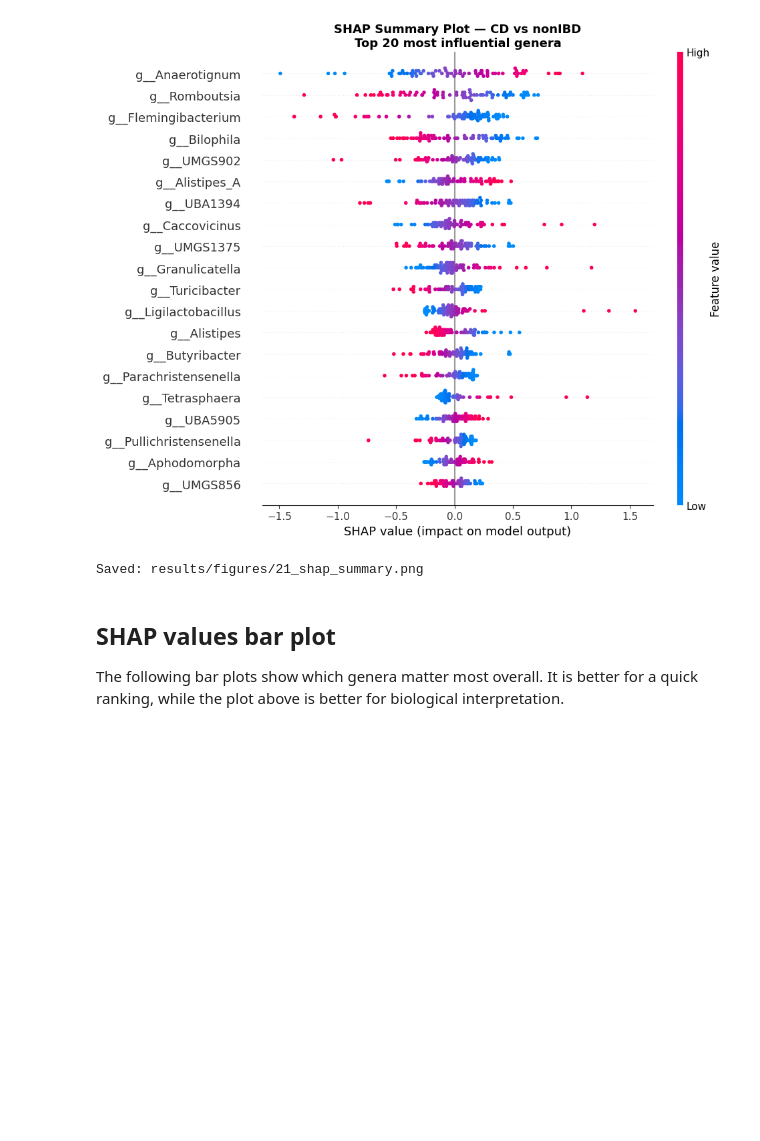
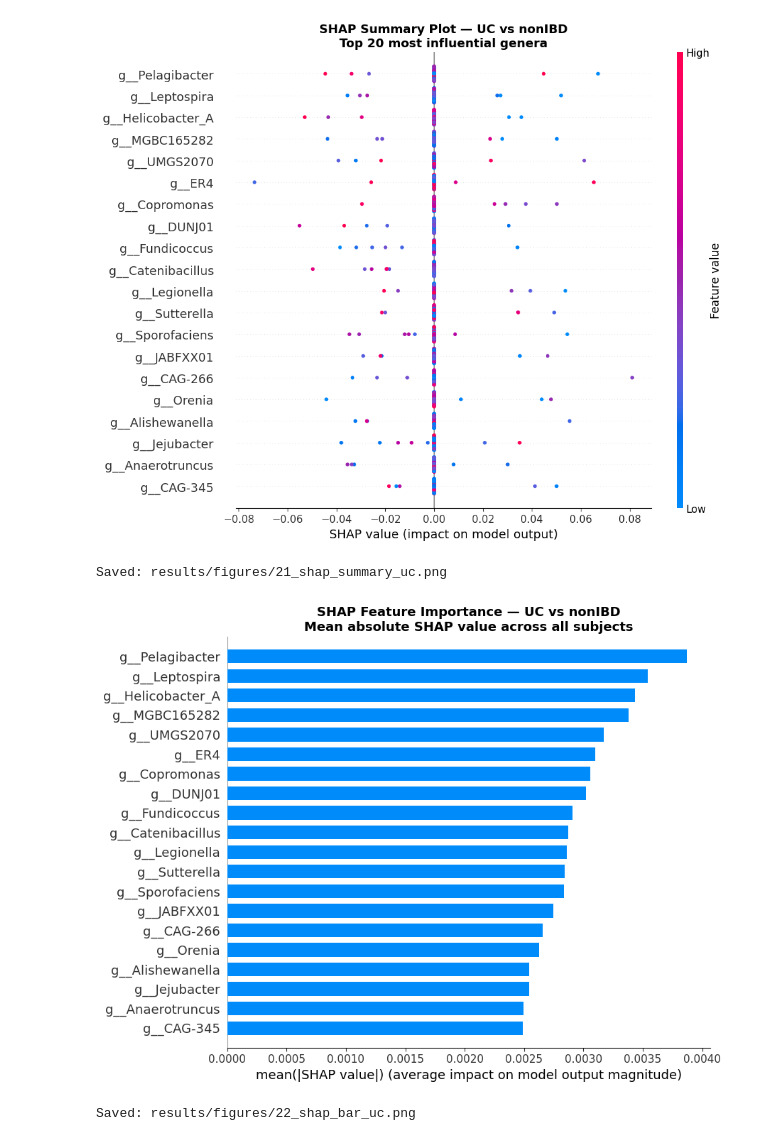
Before and after one commit to jimkam24/BioMedProject, a Jupyter notebook: notebooks/06_xai.ipynb, the cells around one changed output. Saved outputs shown, nothing was run; the diff lists cells and outputs as text; code cells hidden in the pictures; blank space fills up the shorter version.

```diff
--- a/notebooks/06_xai.ipynb
+++ b/notebooks/06_xai.ipynb
@@ -116,33 +192,46 @@ Most dots cluster near zero with a few subjects pulling far left or right — me
 # %%
-# Clean genus names for plotting (keep only the genus part after last semicolon)
-short_names = [g.split(";")[-1].strip() for g in top_features]
-X_cd_display = X_cd_sel.copy()
-X_cd_display.columns = short_names
+# --- UC vs nonIBD: Clean Names & Prepare Display Data ---
+# Keep only the genus part after the last semicolon
+short_names_uc = [g.split(";")[-1].strip() for g in X_uc_sel.columns]
+X_uc_display = X_uc_sel.copy()
+X_uc_display.columns = short_names_uc
 
-explainer_display = shap.LinearExplainer(
-    model, X_cd_display, feature_perturbation="interventional"
-)
-shap_values_display = explainer_display.shap_values(X_cd_display)
-
+# 1. UC Beeswarm Plot
 plt.figure(figsize=(10, 8))
 shap.summary_plot(
-    shap_values_display,
-    X_cd_display,
+    shap_values_uc,
+    X_uc_display,
     max_display=20,
     show=False,
     plot_size=None
 )
-plt.title("SHAP Summary Plot — CD vs nonIBD\n"
+plt.title("SHAP Summary Plot — UC vs nonIBD\n"
           "Top 20 most influential genera",
           fontsize=13, fontweight="bold")
 plt.tight_layout()
-plt.savefig("../results/figures/21_shap_summary.png", dpi=150, bbox_inches="tight")
+plt.savefig("../results/figures/21_shap_summary_uc.png", dpi=150, bbox_inches="tight")
 plt.show()
-print("Saved: results/figures/21_shap_summary.png")
+print("Saved: results/figures/21_shap_summary_uc.png")
+
+# 2. UC Bar Plot
+plt.figure(figsize=(9, 7))
+shap.summary_plot(
+    shap_values_uc,
+    X_uc_display,
+    plot_type="bar",
+    max_display=20,
+    show=False,
+    plot_size=None
+)
+plt.title("SHAP Feature Importance — UC vs nonIBD\n"
+          "Mean absolute SHAP value across all subjects",
+          fontsize=13, fontweight="bold")
+plt.tight_layout()
+plt.savefig("../results/figures/22_shap_bar_uc.png", dpi=150, bbox_inches="tight")
+plt.show()
+print("Saved: results/figures/22_shap_bar_uc.png")
 # %% [output]
-[figure, old version]
+[figure, new version]
-Saved: results/figures/21_shap_summary.png
+Saved: results/figures/21_shap_summary_uc.png
+[figure, added]
+Saved: results/figures/22_shap_bar_uc.png
-# %% [markdown]
-## SHAP values bar plot
-
-The following bar plots show which genera matter most overall. It is better for a quick ranking, while the plot above is better for biological interpretation.
```
Also changed, not shown: parts of 18 cells of this notebook, 5 other files.
